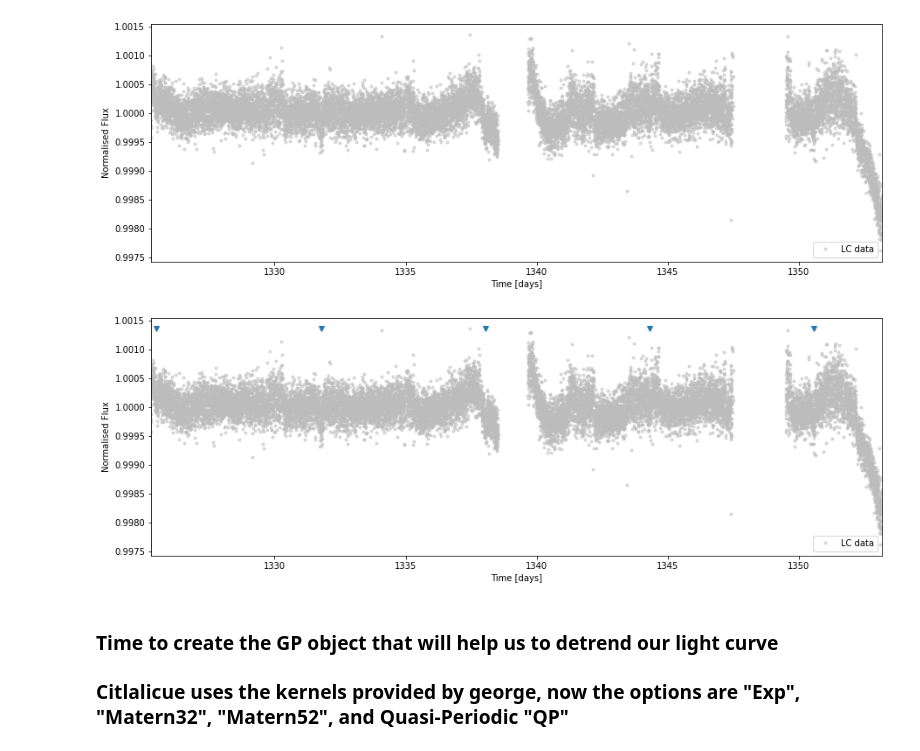
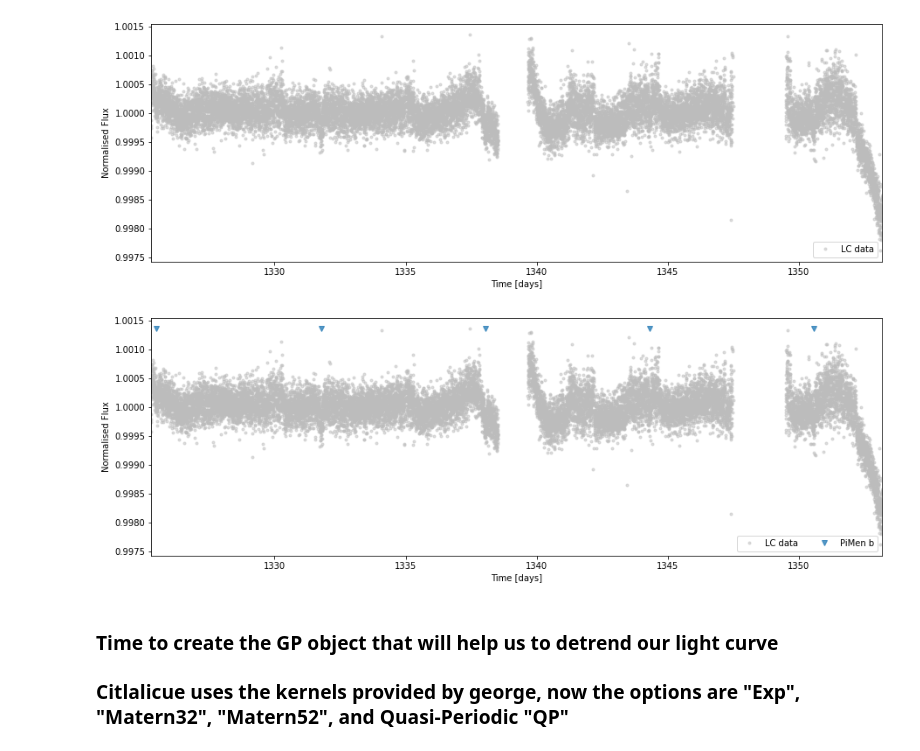
Before and after one commit to oscaribv/citlalicue, a Jupyter notebook: example_detrending.ipynb, the cells around one changed output. Saved outputs shown, nothing was run; the diff lists cells and outputs as text; code cells hidden in the pictures.

Commit message:
Now we can give a name to the star we are working with in the detrending

```diff
--- a/example_detrending.ipynb
+++ b/example_detrending.ipynb
@@ -19,7 +19,10 @@ from citlalicue.detrending import detrend
 # %%
 #Create the instance "star" using the "detrend" class
 #The name of the input file in this case is "pimen.dat"
-star = detrend("pimen.dat",err=2.2e-4,bin=5)
+#err gives an error bar to the data, given that the pimen.dat file does not have
+#bin indicates to the code to bin the data each bin points to speed up the optimisation
+#star_name is just the label of the current star
+star = detrend("pimen.dat",err=2.2e-4,bin=5,star_name='PiMen')
 #Plot the data
 star.plot()
 # %% [output]
@@ -27,14 +30,14 @@ star.plot()
 # %%
 #Add transits, so they can be removed from the detrending routines
 #pars -> [T0, P, a/R*, b, Rp/R*] x Number of planets
 #ldc  -> u1, u2
 planet_pars = [1325.503055,6.26834,13.10,0.0,0.01721]
 ldc = [0.41,0.17]
 star.add_transits(pars=planet_pars,ldc=ldc)
-star.mask_transits(windows=2./24.)
+star.mask_transits(windows=3./24.)
 star.plot()
 # %% [output]
-[figure, old version]
+[figure, new version]
 # %% [markdown]
 ### Time to create the GP object that will help us to detrend our light curve
 ### Citlalicue uses the kernels provided by george, now the options are "Exp", "Matern32", "Matern52", and Quasi-Periodic "QP"
```
Also changed, not shown: parts of 5 cells of this notebook, 2 other files.
